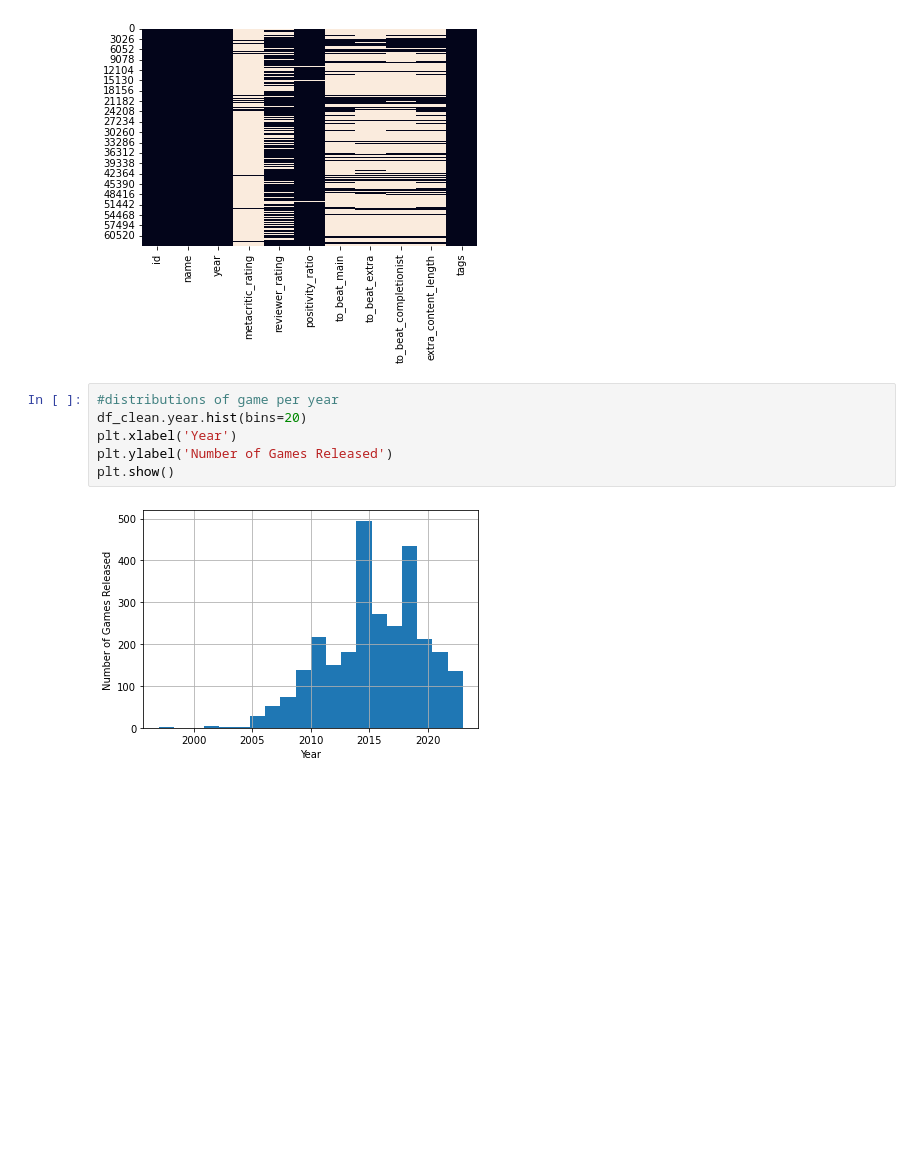
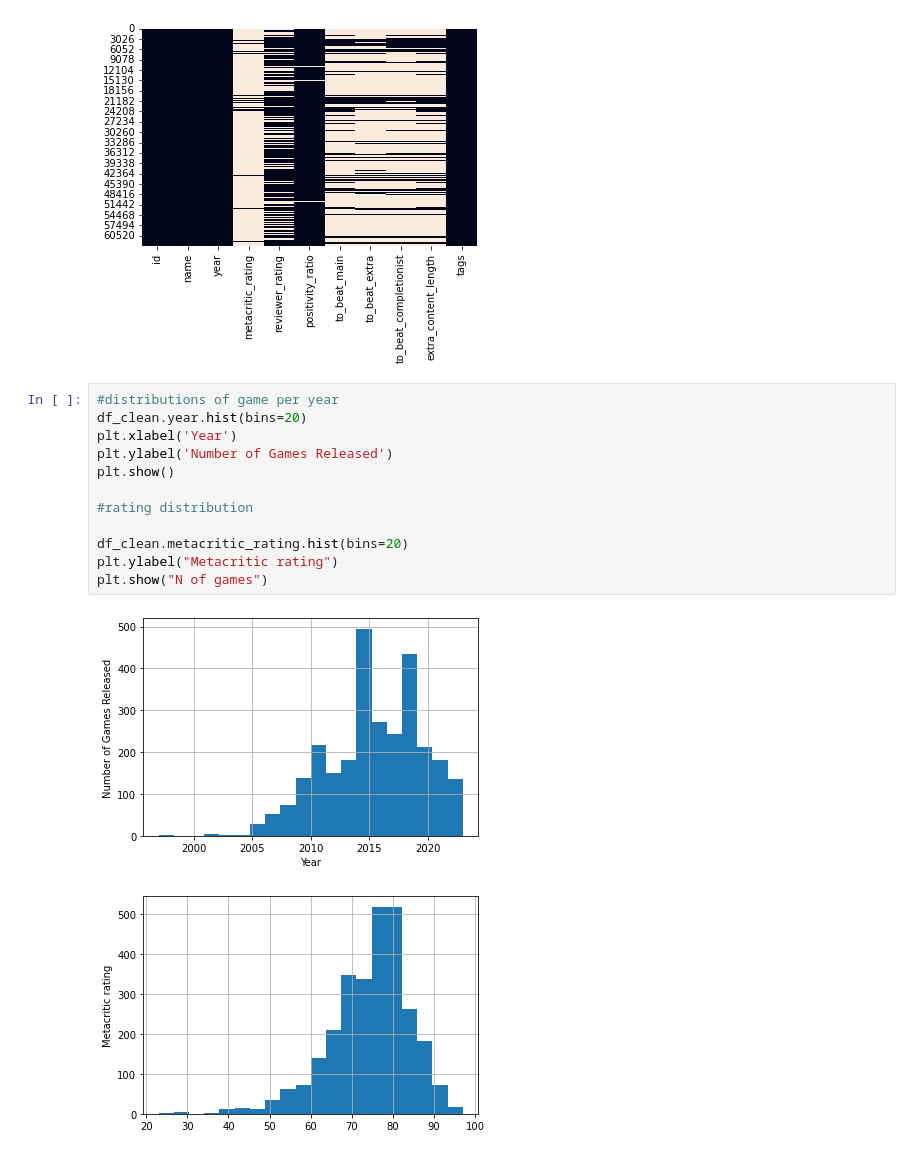
Before and after one commit to Noeljarillo/Steam_Data_Analitycs, a Jupyter notebook: notebook.ipynb, the cells around one changed output. Cells and saved outputs as stored; diff of their text form; blank space fills up the shorter version.

```diff
--- a/notebook.ipynb
+++ b/notebook.ipynb
@@ -55,8 +55,15 @@ dtype: int64
 # %%
 #distributions of game per year
 df_clean.year.hist(bins=20)
 plt.xlabel('Year')
 plt.ylabel('Number of Games Released')
 plt.show()
+
+#rating distribution
+
+df_clean.metacritic_rating.hist(bins=20)
+plt.ylabel("Metacritic rating")
+plt.show("N of games")
 # %% [output]
 [figure]
+[figure, added]
```
Also changed, not shown: parts of 2 cells of this notebook.
